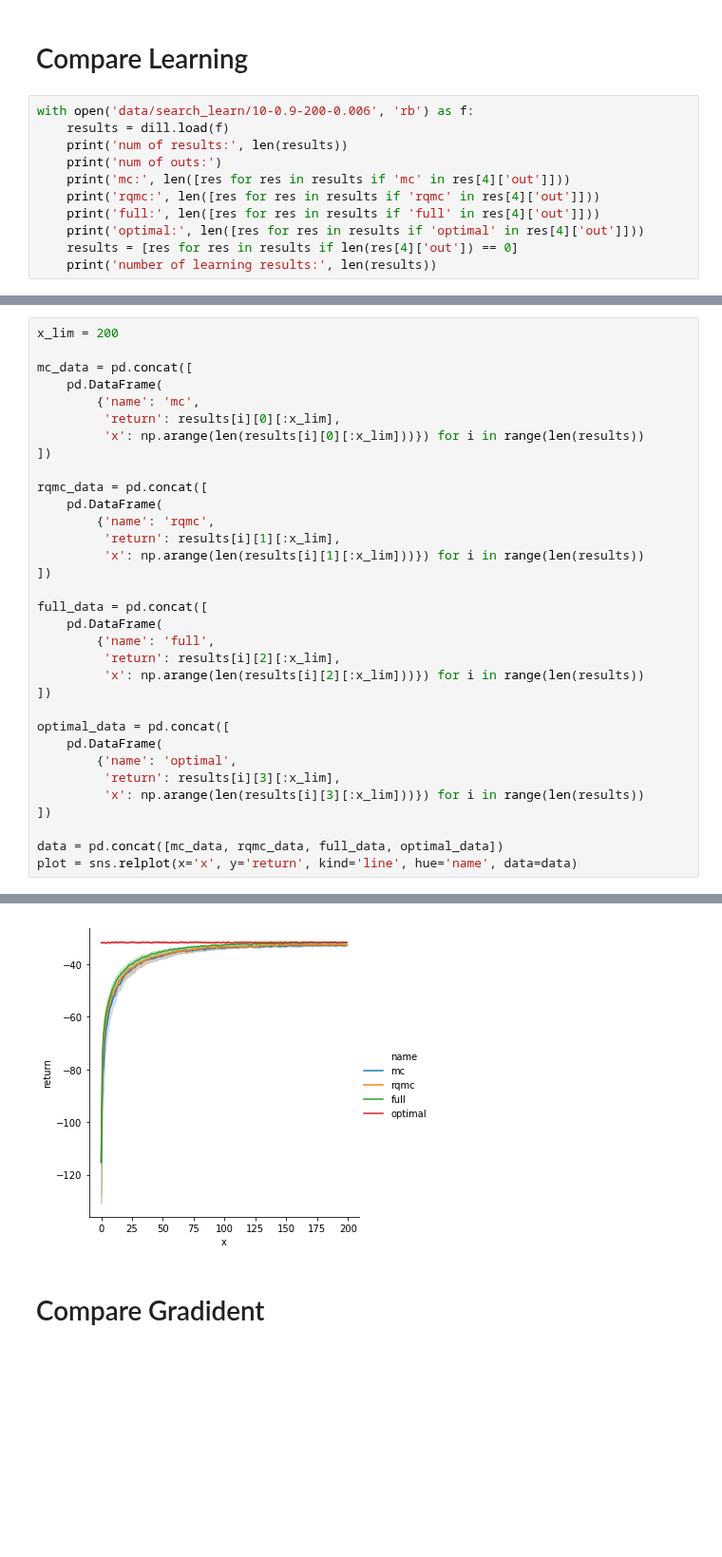
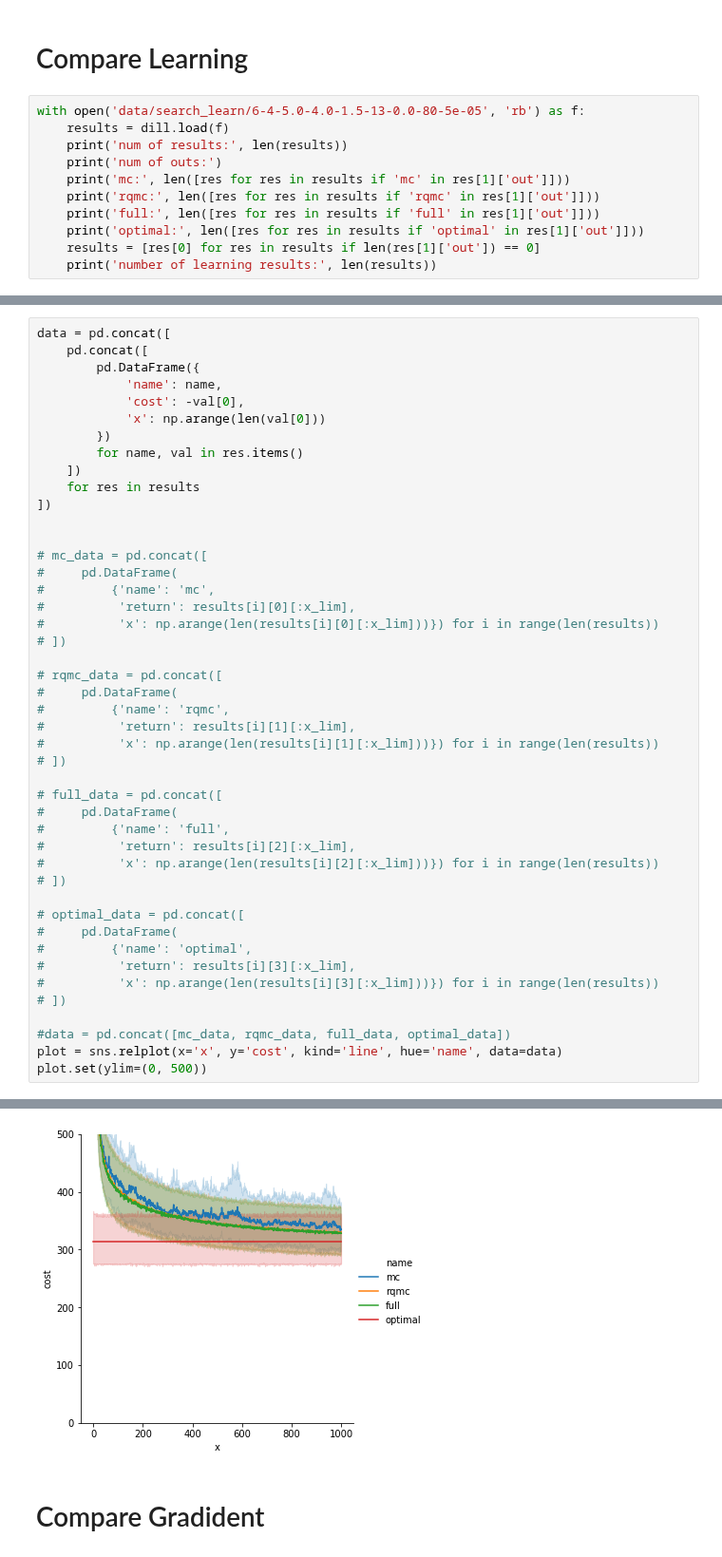
Before and after one commit to Sha-Lab/qmc, a Jupyter notebook: qmc.ipynb, the cells around one changed output, grey strips where cells are left out. Shown at 95% size. Saved outputs shown, nothing was run; the diff lists cells and outputs as text; blank space fills up the shorter version.

```diff
--- a/qmc.ipynb
+++ b/qmc.ipynb
@@ -45,14 +45,14 @@ pprint(diff)
 # %% [markdown]
 # Compare Learning
 # %%
-with open('data/search_learn/10-0.9-200-0.006', 'rb') as f:
+with open('data/search_learn/6-4-5.0-4.0-1.5-13-0.0-80-5e-05', 'rb') as f:
     results = dill.load(f)
     print('num of results:', len(results))
     print('num of outs:')
-    print('mc:', len([res for res in results if 'mc' in res[4]['out']]))
-    print('rqmc:', len([res for res in results if 'rqmc' in res[4]['out']]))
-    print('full:', len([res for res in results if 'full' in res[4]['out']]))
-    print('optimal:', len([res for res in results if 'optimal' in res[4]['out']]))
-    results = [res for res in results if len(res[4]['out']) == 0]
+    print('mc:', len([res for res in results if 'mc' in res[1]['out']]))
+    print('rqmc:', len([res for res in results if 'rqmc' in res[1]['out']]))
+    print('full:', len([res for res in results if 'full' in res[1]['out']]))
+    print('optimal:', len([res for res in results if 'optimal' in res[1]['out']]))
+    results = [res[0] for res in results if len(res[1]['out']) == 0]
     print('number of learning results:', len(results))
 # %% [output]
@@ -66,34 +66,46 @@ number of learning results: 18
 # %%
-x_lim = 200
-
-mc_data = pd.concat([
-    pd.DataFrame(
-        {'name': 'mc',
-         'return': results[i][0][:x_lim],
-         'x': np.arange(len(results[i][0][:x_lim]))}) for i in range(len(results))
+data = pd.concat([
+    pd.concat([
+        pd.DataFrame({
+            'name': name,
+            'cost': -val[0],
+            'x': np.arange(len(val[0]))
+        })
+        for name, val in res.items()
+    ])
+    for res in results
 ])
 
-rqmc_data = pd.concat([
-    pd.DataFrame(
-        {'name': 'rqmc',
-         'return': results[i][1][:x_lim],
-         'x': np.arange(len(results[i][1][:x_lim]))}) for i in range(len(results))
-])
 
-full_data = pd.concat([
-    pd.DataFrame(
-        {'name': 'full',
-         'return': results[i][2][:x_lim],
-         'x': np.arange(len(results[i][2][:x_lim]))}) for i in range(len(results))
-])
+# mc_data = pd.concat([
+#     pd.DataFrame(
+#         {'name': 'mc',
+#          'return': results[i][0][:x_lim],
+#          'x': np.arange(len(results[i][0][:x_lim]))}) for i in range(len(results))
+# ])
 
-optimal_data = pd.concat([
-    pd.DataFrame(
-        {'name': 'optimal',
-         'return': results[i][3][:x_lim],
-         'x': np.arange(len(results[i][3][:x_lim]))}) for i in range(len(results))
-])
+# rqmc_data = pd.concat([
+#     pd.DataFrame(
+#         {'name': 'rqmc',
+#          'return': results[i][1][:x_lim],
+#          'x': np.arange(len(results[i][1][:x_lim]))}) for i in range(len(results))
+# ])
 
-data = pd.concat([mc_data, rqmc_data, full_data, optimal_data])
-plot = sns.relplot(x='x', y='return', kind='line', hue='name', data=data)
+# full_data = pd.concat([
+#     pd.DataFrame(
+#         {'name': 'full',
+#          'return': results[i][2][:x_lim],
+#          'x': np.arange(len(results[i][2][:x_lim]))}) for i in range(len(results))
+# ])
+
+# optimal_data = pd.concat([
+#     pd.DataFrame(
+#         {'name': 'optimal',
+#          'return': results[i][3][:x_lim],
+#          'x': np.arange(len(results[i][3][:x_lim]))}) for i in range(len(results))
+# ])
+
+#data = pd.concat([mc_data, rqmc_data, full_data, optimal_data])
+plot = sns.relplot(x='x', y='cost', kind='line', hue='name', data=data)
+plot.set(ylim=(0, 500))
 # %% [output]
@@ -100,4 +113,4 @@ plot = sns.relplot(x='x', y='return', kind='line', hue='name', data=data)
-[figure, old version]
+[figure, new version]
 # %% [markdown]
 # Compare Gradident
 # %%
```
Also changed, not shown: parts of 2 cells of this notebook, 1 other file.
